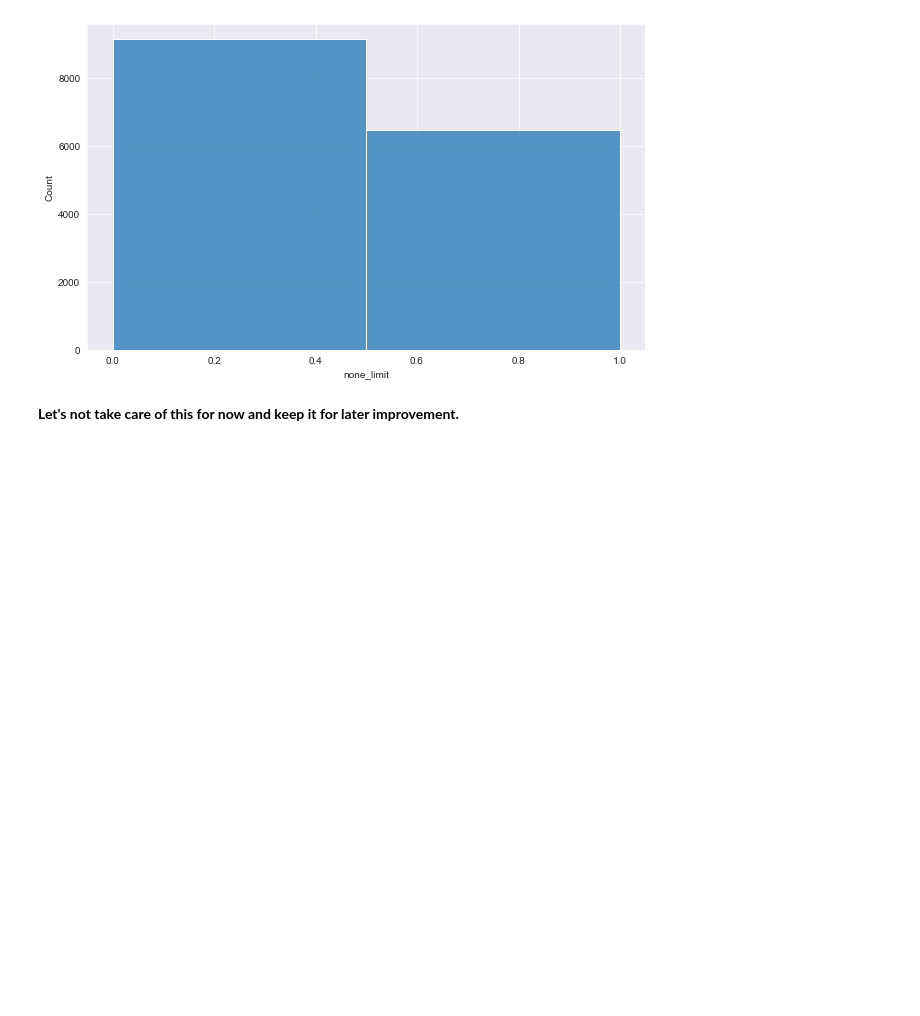
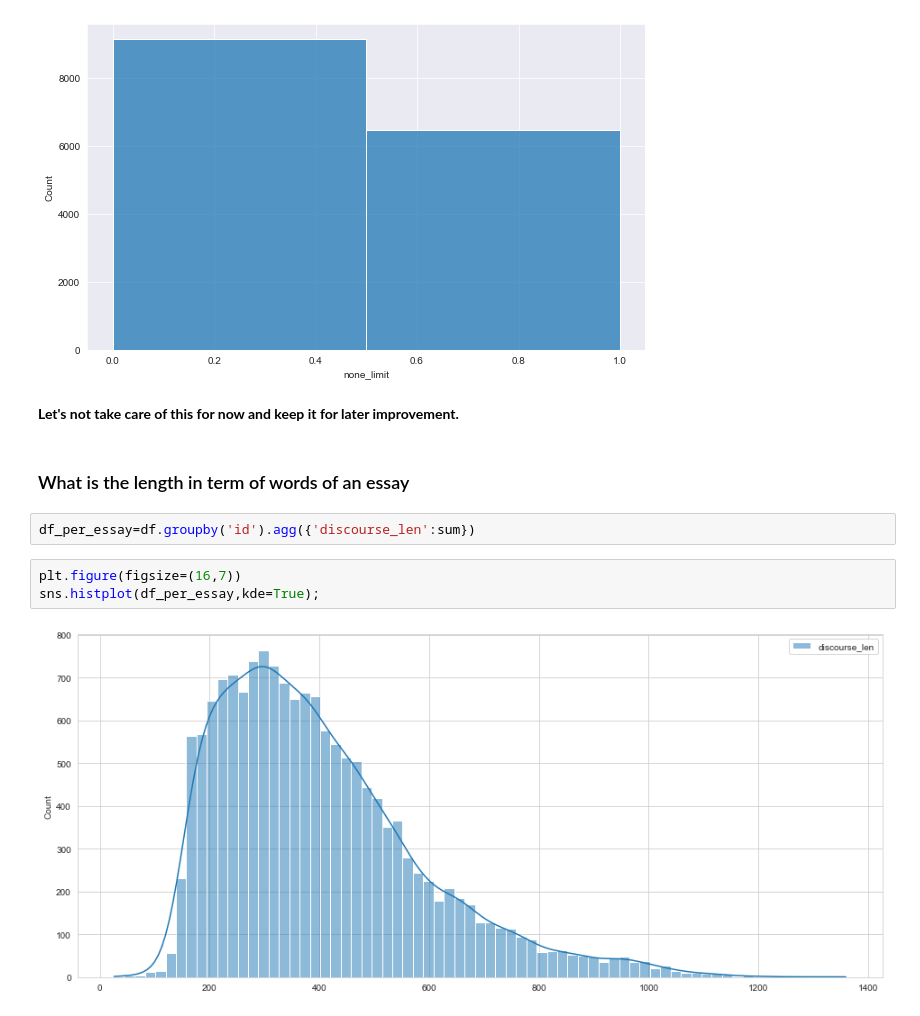
Before and after one commit to arthurcol/feedback_prize, a Jupyter notebook: notebooks/explorator.ipynb, the cells around one changed output. Drawn from its saved outputs; the diff is of its cells as text; blank space fills up the shorter version.

```diff
--- a/notebooks/explorator.ipynb
+++ b/notebooks/explorator.ipynb
@@ -292,3 +292,12 @@ sns.histplot(df_none['none_limit'],bins=2);
 [figure]
 # %% [markdown]
 **Let's not take care of this for now and keep it for later improvement.**
+# %% [markdown]
+### What is the length in term of words of an essay
+# %%
+df_per_essay=df.groupby('id').agg({'discourse_len':sum})
+# %%
+plt.figure(figsize=(16,7))
+sns.histplot(df_per_essay,kde=True);
+# %% [output]
+[figure, added]
```
Also changed, not shown: parts of 2 cells of this notebook, 3 other files.
